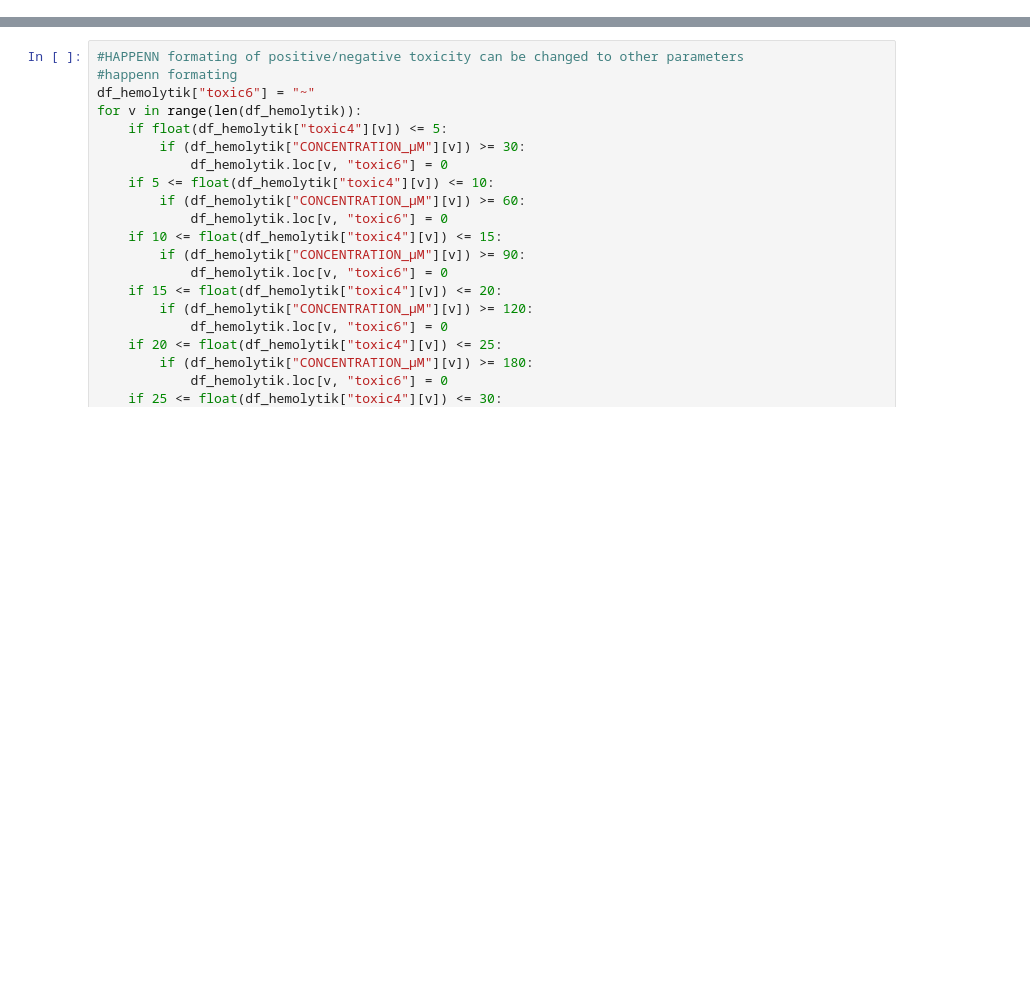
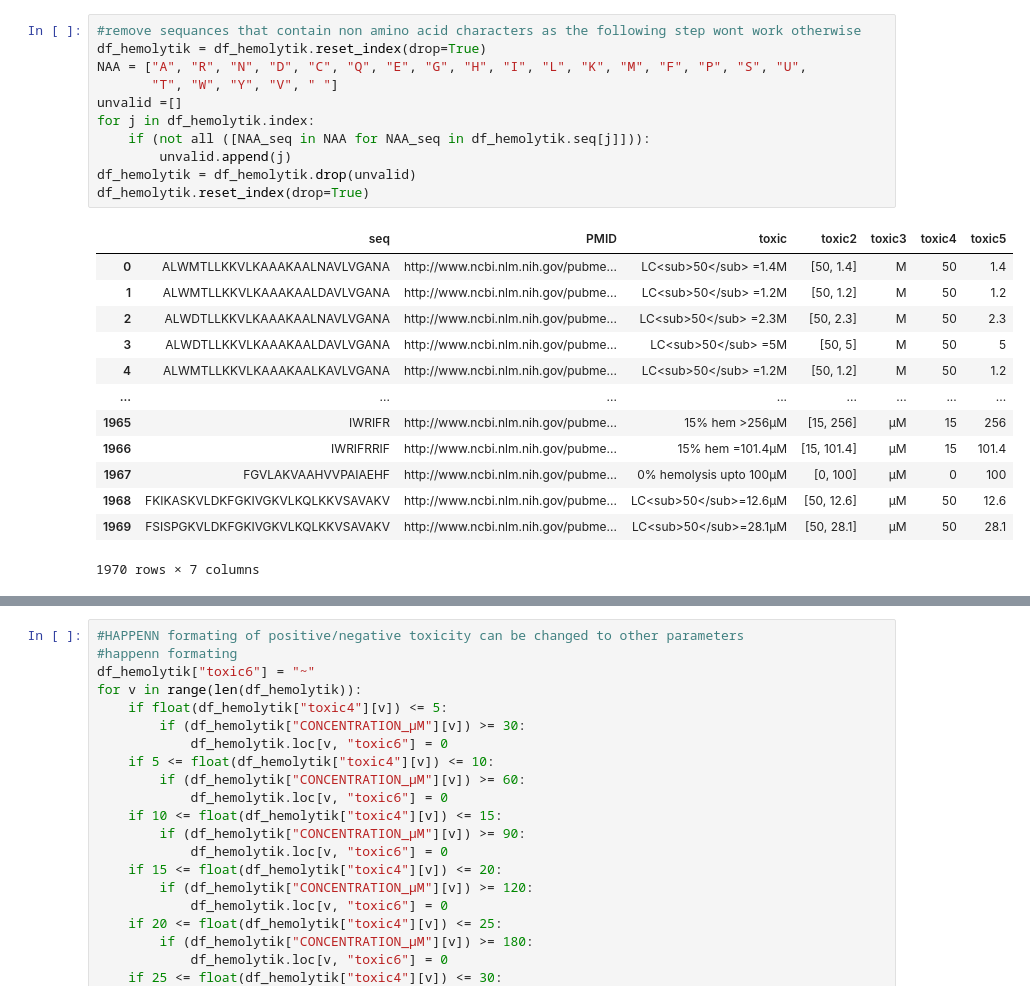
Before and after one commit to JJvRijn/toxicity_scraping, a Jupyter notebook: 20211222_import_hem_data.ipynb, the cells around one changed output, grey strips where cells are left out. Drawn from its saved outputs; the diff is of its cells as text; blank space fills up the shorter version.

```diff
--- a/20211222_import_hem_data.ipynb
+++ b/20211222_import_hem_data.ipynb
@@ -116,3 +131,28 @@ df_hemolytik.reset_index(drop=True)
+# %%
+#remove sequances that contain non amino acid characters as the following step wont work otherwise
+df_hemolytik = df_hemolytik.reset_index(drop=True)
+NAA = ["A", "R", "N", "D", "C", "Q", "E", "G", "H", "I", "L", "K", "M", "F", "P", "S", "U",
+       "T", "W", "Y", "V", " "]
+unvalid =[]
+for j in df_hemolytik.index:
+    if (not all ([NAA_seq in NAA for NAA_seq in df_hemolytik.seq[j]])):
+        unvalid.append(j)
+df_hemolytik = df_hemolytik.drop(unvalid)
+df_hemolytik.reset_index(drop=True)
+# %% [output]
+|  | seq | PMID | toxic | toxic2 | toxic3 | toxic4 | toxic5 |
+| 0 | ALWMTLLKKVLKAAAKAALNAVLVGANA | http://www.ncbi.nlm.nih.gov/pubme... | LC<sub>50</sub> =1.4M | [50, 1.4] | M | 50 | 1.4 |
+| 1 | ALWMTLLKKVLKAAAKAALDAVLVGANA | http://www.ncbi.nlm.nih.gov/pubme... | LC<sub>50</sub> =1.2M | [50, 1.2] | M | 50 | 1.2 |
+| 2 | ALWDTLLKKVLKAAAKAALNAVLVGANA | http://www.ncbi.nlm.nih.gov/pubme... | LC<sub>50</sub> =2.3M | [50, 2.3] | M | 50 | 2.3 |
+| 3 | ALWDTLLKKVLKAAAKAALDAVLVGANA | http://www.ncbi.nlm.nih.gov/pubme... | LC<sub>50</sub> =5M | [50, 5] | M | 50 | 5 |
+| 4 | ALWMTLLKKVLKAAAKAALKAVLVGANA | http://www.ncbi.nlm.nih.gov/pubme... | LC<sub>50</sub> =1.2M | [50, 1.2] | M | 50 | 1.2 |
+| ... | ... | ... | ... | ... | ... | ... | ... |
+| 1965 | IWRIFR | http://www.ncbi.nlm.nih.gov/pubme... | 15% hem >256μM | [15, 256] | μM | 15 | 256 |
+| 1966 | IWRIFRRIF | http://www.ncbi.nlm.nih.gov/pubme... | 15% hem =101.4μM | [15, 101.4] | μM | 15 | 101.4 |
+| 1967 | FGVLAKVAAHVVPAIAEHF | http://www.ncbi.nlm.nih.gov/pubme... | 0% hemolysis upto 100µM | [0, 100] | μM | 0 | 100 |
+| 1968 | FKIKASKVLDKFGKIVGKVLKQLKKVSAVAKV | http://www.ncbi.nlm.nih.gov/pubme... | LC<sub>50</sub>=12.6µM | [50, 12.6] | μM | 50 | 12.6 |
+| 1969 | FSISPGKVLDKFGKIVGKVLKQLKKVSAVAKV | http://www.ncbi.nlm.nih.gov/pubme... | LC<sub>50</sub>=28.1µM | [50, 28.1] | μM | 50 | 28.1 |
+1970 rows × 7 columns
 # %%
 df_hemolytik = df_hemolytik.reset_index(drop=True)
 #types of units that need conversion "μg/ml", "nM", "M", "mM", "mg/L", "mg/ml"
```
Also changed, not shown: parts of 7 cells of this notebook.
